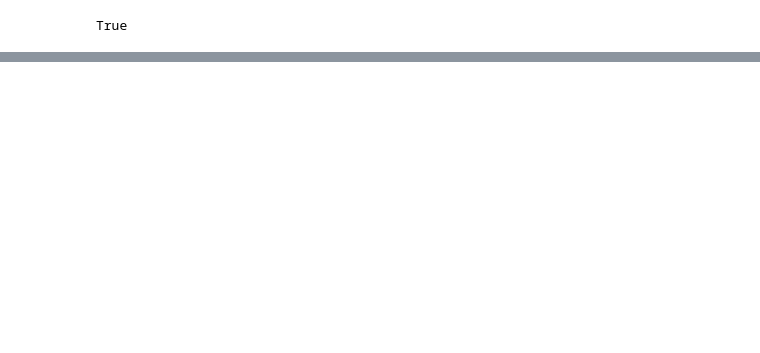
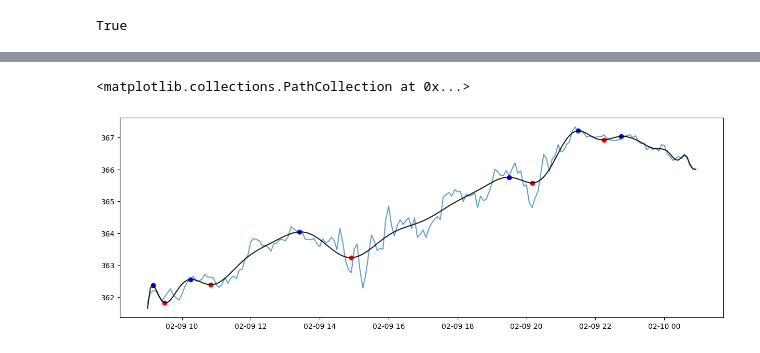
Before and after one commit to dahmadi/TheTrendIsYourFriend, a Jupyter notebook: TrendIsYourFriend.ipynb, the cells around one changed output, grey strips where cells are left out. Drawn from its saved outputs; the diff is of its cells as text; code cells hidden in the pictures; blank space fills up the shorter version.

```diff
--- a/TrendIsYourFriend.ipynb
+++ b/TrendIsYourFriend.ipynb
@@ -171,0 +442,6 @@ plt.scatter(updated_ticker_data.index[local_poly_maxima],y_polynomial[local_poly
+# %%
+current_date = pd.Timestamp(end_date)
+next_day_date = current_date + pd.Timedelta(days=1)
+
+print(current_date)
+print(next_day_date)
@@ -171,0 +469,22 @@ plt.scatter(updated_ticker_data.index[local_poly_maxima],y_polynomial[local_poly
+# %%
+# Function to call daily stock data
+
+#def get_stock_data(api, stock_symbol, time_frame, start_date, end_date):
+
+    # Assuming api.get_bars returns a DataFrame with a 'df' attribute
+
+stock_data_updated = api.get_bars(
+    stock_symbol,
+    time_frame,
+    start=start_date_new,
+    end=end_date_new
+    ).df
+#    return stock_data_updated
+
+#stock_data = get_stock_data(api, stock_symbol, time_frame, start_date, end_date)
+
+# Displays the information pulled for working through code
+
+stock_data_updated.info()
+display(stock_data_updated.head())
+display(stock_data_updated.tail())
@@ -171,0 +597,18 @@ plt.scatter(updated_ticker_data.index[local_poly_maxima],y_polynomial[local_poly
+# %%
+# Plot data
+# Plot the stock data and identified minima
+
+plt.figure(figsize=(15, 5))
+plt.plot(stock_data_updated.index, stock_data_updated["close"], label='Close Prices', alpha=0.7)
+
+# # Plot polynomial fit
+
+plt.plot(stock_data_updated.index[:min_length], new_y_polynomial_close, '-', markersize=1.0, color='black', alpha=0.9, label='Polynomial Fit')
+
+# # Plot red dots at local minima and blue dots at local maxima
+
+plt.scatter(stock_data_updated.index[new_local_poly_minima], new_y_polynomial_close[new_local_poly_minima], color='red', label='Local Minima')
+plt.scatter(stock_data_updated.index[new_local_poly_maxima], new_y_polynomial_close[new_local_poly_maxima], color="blue", label = "Local Maxima")
+# %% [output]
+<matplotlib.collections.PathCollection at 0x...>
+[figure, added]
```
Also changed, not shown: parts of 24 cells of this notebook.
